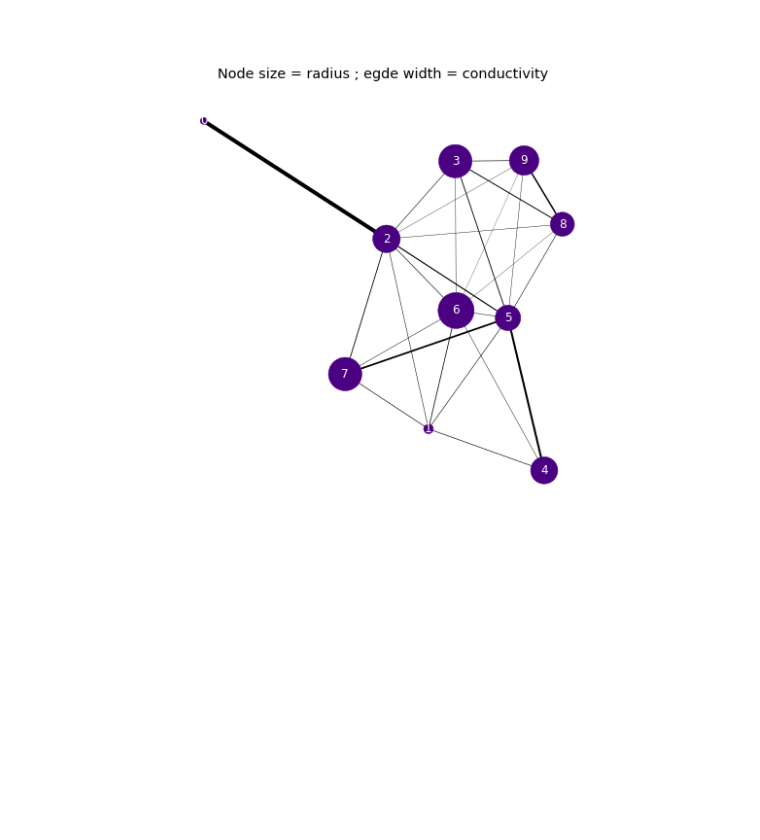
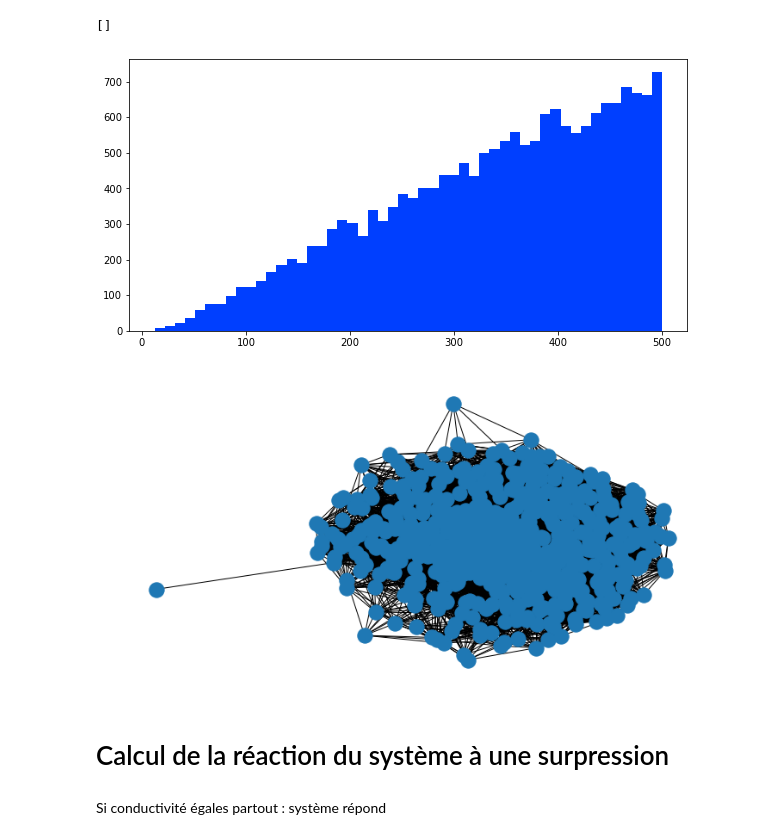
Before and after one commit to sbrisson-sudo/magma_chambers_network, a Jupyter notebook: src/surface_deformation.ipynb, the cells around one changed output. Drawn from its saved outputs; the diff is of its cells as text; code cells hidden in the pictures; blank space fills up the shorter version.

```diff
--- a/src/surface_deformation.ipynb
+++ b/src/surface_deformation.ipynb
@@ -69,18 +76,18 @@ plt.show()
 
 # On tire des chambres sphériques contenues dans un cylindre de hauteur H de profondeur Z et de rayon R
 H_magma_body = 1e3
-Z_magma_body = 5e3
+Z_magma_body = 1e3
 R_magma_body = 1e3
 
 # Rayon des chambres
 # # Hyp 1 : tq suivant une loi exponentielle d'esperance R
 # R_mean_magma_chamber = 50.
 # Hyp 2 : tq suivant une loi normale d'esperance R et d'écart type SIGMA
-R_mean_magma_chamber = 100.
-SIGMA_magma_chamber = 50.
+R_mean_magma_chamber = 30.
+SIGMA_magma_chamber = 10.
 
 # On tire des chambres jusqu'à que le volume de chambre soit X fois le volume du cylindre
-X_fraction_volume = 0.01
+X_fraction_volume = 0.1
 volume_cible = X_fraction_volume*np.pi*R_magma_body**2*H_magma_body
 
 class MagmaChamber :
@@ -96,6 +103,13 @@ class MagmaChamber :
 
 def check_for_collision(mc1,mc2,mc3):
     """Check if edge (mc1,mc2) is crossing mc3"""
+
+    # si z3 non compris dans [z1,z2] ou r3 non compris dans [r1,r2] : pas de collision possible
+    z_min = min(mc1.z,mc2.z)
+    z_max = max(mc1.z,mc2.z)
+    if (mc3.z < min(mc1.z,mc2.z)) or (mc3.z > max(mc1.z,mc2.z)) : return False
+    r1,r2,r3 = mc1.x**2+mc1.y**2,mc2.x**2+mc2.y**2,mc3.x**2+mc3.y**2
+    if (r3 < min(r1,r2)) or (r3 > max(r1,r2)) : return False
 
     # Paramètres de la ligne mc1-mc2
     line_vector = np.array([mc2.x - mc1.x, mc2.y - mc1.y, mc2.z - mc1.z])
@@ -114,7 +128,6 @@ def check_for_collision(mc1,mc2,mc3):
     else:
         return False
 
-
 magma_chambers = []
 total_mc_vol = 0.
 while total_mc_vol < volume_cible :
@@ -129,7 +142,8 @@ while total_mc_vol < volume_cible :
 
     # tirage du rayon de la chambre
     # r = np.random.exponential(scale=R_mean_magma_chamber)
-    r = np.random.normal(R_mean_magma_chamber, SIGMA_magma_chamber)
+    # r = np.random.normal(R_mean_magma_chamber, SIGMA_magma_chamber)
+    r = 50. # chambres de 50m de diamètre
 
     # check that within the cylinder
     if r+r_pos > R_magma_body:
@@ -153,12 +167,10 @@ print(len(magma_chambers))
 # %%
-%matplotlib widget
-
 def plot_sphere(ax, center, radius, text):
-    phi, theta = np.mgrid[0.0:2.0*np.pi:100j, 0.0:np.pi:50j]
+    phi, theta = np.mgrid[0.0:2.0*np.pi:10j, 0.0:np.pi:5j]
     x = center[0] + radius * np.sin(theta) * np.cos(phi)
     y = center[1] + radius * np.sin(theta) * np.sin(phi)
     z = center[2] + radius * np.cos(theta)
-    ax.plot_surface(x, y, z, color='b',  shade=True)
+    ax.plot_surface(x, y, z, color='b',  shade=True, alpha=0.7)
     # ax.text(x, y, z, text, color='red', fontsize=8, ha='center', va='center')
 
 def plot_cylinder(ax, center, radius, height):
@@ -167,7 +179,7 @@ def plot_cylinder(ax, center, radius, height):
     Z, Phi = np.meshgrid(z, phi)
     X = center[0] + radius * np.cos(Phi)
     Y = center[1] + radius * np.sin(Phi)
-    ax.plot_surface(X, Y, Z + center[2], color='r', alpha=0.3)
+    ax.plot_surface(X, Y, Z + center[2], color='b', alpha=0.1)
 
 
 fig = plt.figure(figsize=(6,6))
@@ -247,12 +259,17 @@ for node in mc_graph.nodes:
 
     if mc_graph.nodes[node]["radius"] == -1 : continue # source
 
-    mc_graph.nodes[node]["compressibility"] = 4/3*np.pi*mc_graph.nodes[node]["radius"]**3 * 3/(4*G)
+    # mc_graph.nodes[node]["compressibility"] = 4/3*np.pi*mc_graph.nodes[node]["radius"]**3 * 3/(4*G)
+    mc_graph.nodes[node]["compressibility"] = 1e-5
 
     for node2 in mc_graph.nodes:
         if mc_graph.nodes[node2]["radius"] == -1 : continue
         try :
-            mc_graph[node][node2]["conductivity"] = np.pi*R_conduct**4/(8*mu_magma*mc_graph[node][node2]["distance"])
+            if mc_graph[node][node2]["distance"] < 500. :
+                mc_graph[node][node2]["conductivity"] = 1e-5
+
+            # mc_graph[node][node2]["conductivity"] = np.pi*R_conduct**4/(8*mu_magma*mc_graph[node][node2]["distance"])
+
         except:
             pass # nodes not connected
 
@@ -263,4 +280,5 @@ depths_max = depths + radius
 i_max_depth = depths_max.argmax()
 
 distance_to_source = Z_magma_body+H_magma_body-depths_max.max()
-mc_graph.add_edge(i_max_depth, 0, conductivity=np.pi*R_conduct**4/(8*mu_magma*distance_to_source))
+# mc_graph.add_edge(i_max_depth, 0, conductivity=np.pi*R_conduct**4/(8*mu_magma*distance_to_source))
+mc_graph.add_edge(i_max_depth, 0, conductivity=1e-5)
@@ -280,8 +314,20 @@ Characteritic time = 3.35e+01
+# %%
+plt.hist(distances, 50)
+plt.plot()
+# %% [output]
+[]
+[figure, added]
 # %%
-fig,ax = draw_graph(mc_graph, "radius", "conductivity", node_size_factor=10, edge_width_factor=1e5)
-plt.show()
+nx.draw(mc_graph)
+
+# fig,ax = draw_graph(mc_graph, "radius", "conductivity", node_size_factor=10, edge_width_factor=1e5)
+# plt.show()
 # %% [output]
-[figure, old version]
+[figure, new version]
+# %% [markdown]
+# Calcul de la réaction du système à une surpression
+# %% [markdown]
+Si conductivité égales partout : système répond
 # %%
 from pressure_timeseries import compute_pressure_time_serie
 
```
Also changed, not shown: parts of 28 cells of this notebook, 20 other files.
